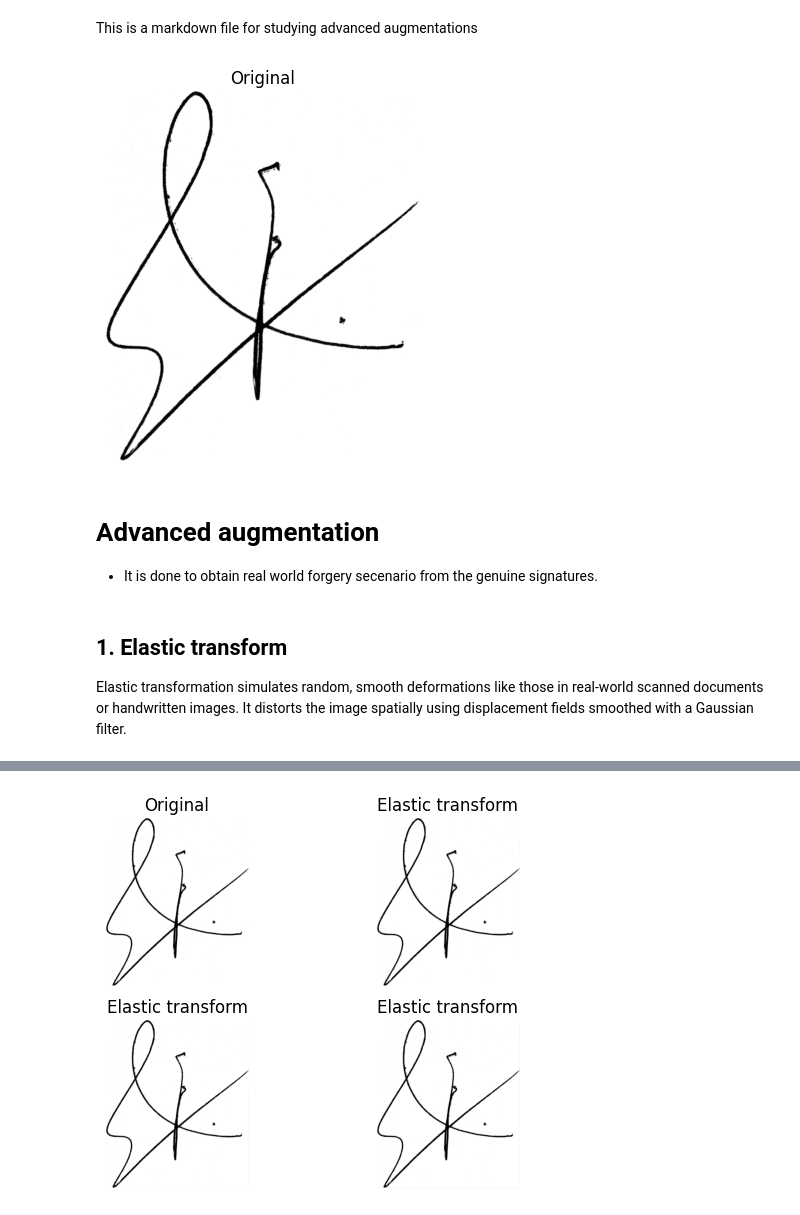
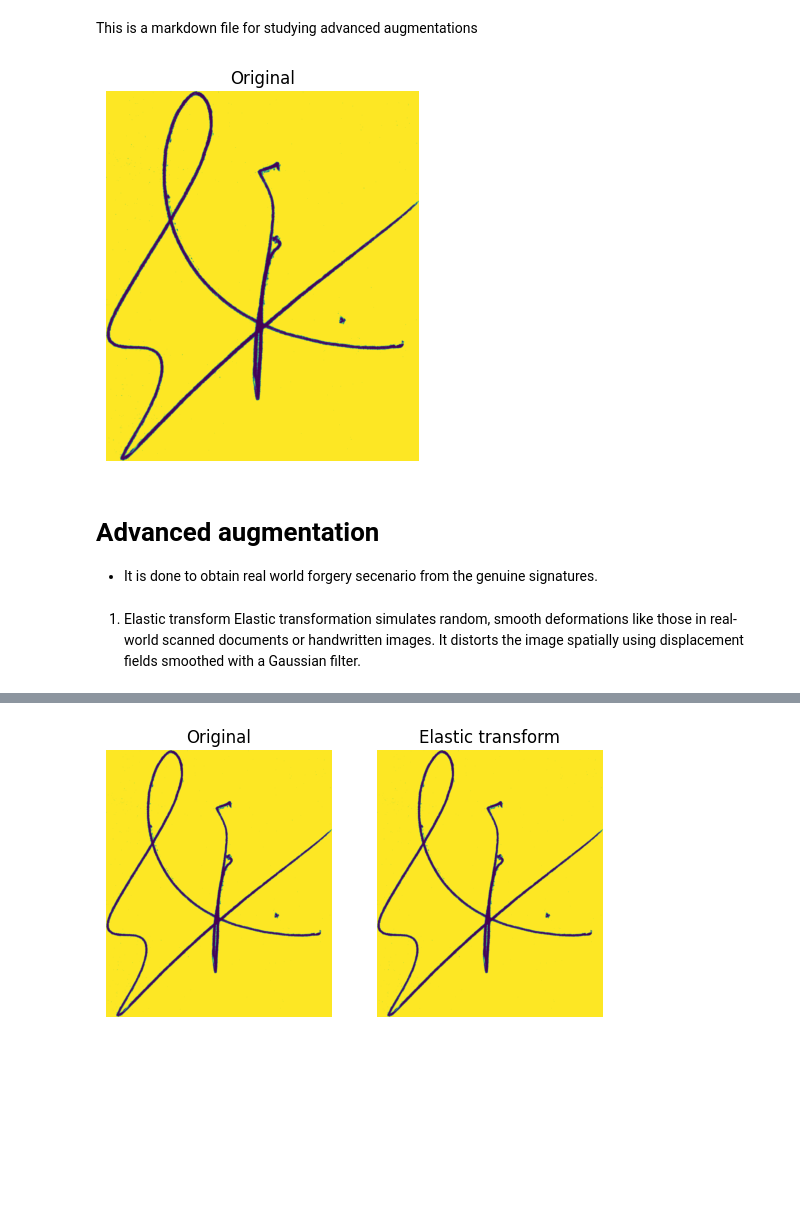
Before and after one commit to PrajwalChaudhary25/signature_verification, a Jupyter notebook: Notebooks/Advanced_augmentations.ipynb, the cells around one changed output, grey strips where cells are left out. Cells and saved outputs as stored; diff of their text form; code cells hidden in the pictures; blank space fills up the shorter version.

```diff
--- a/Notebooks/Advanced_augmentations.ipynb
+++ b/Notebooks/Advanced_augmentations.ipynb
@@ -7,7 +7,7 @@ import cv2
 import matplotlib.pyplot as plt
 # %%
 image = cv2.imread('/content/1.tif')
-image = cv2.cvtColor(image, cv2.COLOR_BGR2RGB)
+image = cv2.cvtColor(image, cv2.COLOR_BGR2GRAY)
 original_image = image
 
 plt.imshow(image)
@@ -15,12 +15,12 @@ plt.axis('off')
 plt.title('Original')
 plt.show()
 # %% [output]
-[figure, old version]
+[figure, new version]
 # %% [markdown]
 # Advanced augmentation
 * It is done to obtain real world forgery secenario from the genuine signatures.
 # %% [markdown]
-## 1. Elastic transform
+1. Elastic transform
 Elastic transformation simulates random, smooth deformations like those in real-world scanned documents or handwritten images. It distorts the image spatially using displacement fields smoothed with a Gaussian filter.
 # %%
 !pip install albumentations
@@ -41,41 +41,20 @@ Requirement already satisfied: typing-inspection>=0.4.0 in /usr/local/lib/python
 # %%
 from albumentations import ElasticTransform
 import matplotlib.pyplot as plt
 import cv2
 
-# Make sure 'image' is loaded if this cell is run independently
-# image = cv2.imread('/content/1.tif')
-# image = cv2.cvtColor(image, cv2.COLOR_BGR2RGB)
-# original_image = image # Assuming original_image is already defined
-
-
-plt.subplot(2,2,1)
+plt.subplot(1,2,1)
 plt.imshow(original_image)
 plt.title("Original")
 plt.axis('off')
 
-plt.subplot(2,2,2)
-transform = ElasticTransform(alpha=1, sigma=1000, p=1.0)
+plt.subplot(1,2,2)
+transform = ElasticTransform(alpha=300, sigma=5, p=0.5)
 augmented = transform(image=image)['image']
 plt.imshow(augmented)
 plt.title("Elastic transform")
 plt.axis('off')
 
-plt.subplot(2,2,3)
-transform = ElasticTransform(alpha=1, sigma=5000, p=1.0)
-augmented = transform(image=image)['image']
-plt.imshow(augmented)
-plt.title("Elastic transform")
-plt.axis('off')
-
-plt.subplot(2,2,4)
-transform = ElasticTransform(alpha=1, sigma=10000, p=1.0)
-augmented = transform(image=image)['image']
-plt.imshow(augmented)
-plt.title("Elastic transform")
-plt.axis('off')
-
-
 plt.show()
 # %% [output]
-[figure, old version]
+[figure, new version]
```
Also changed, not shown: parts of 6 cells of this notebook.
